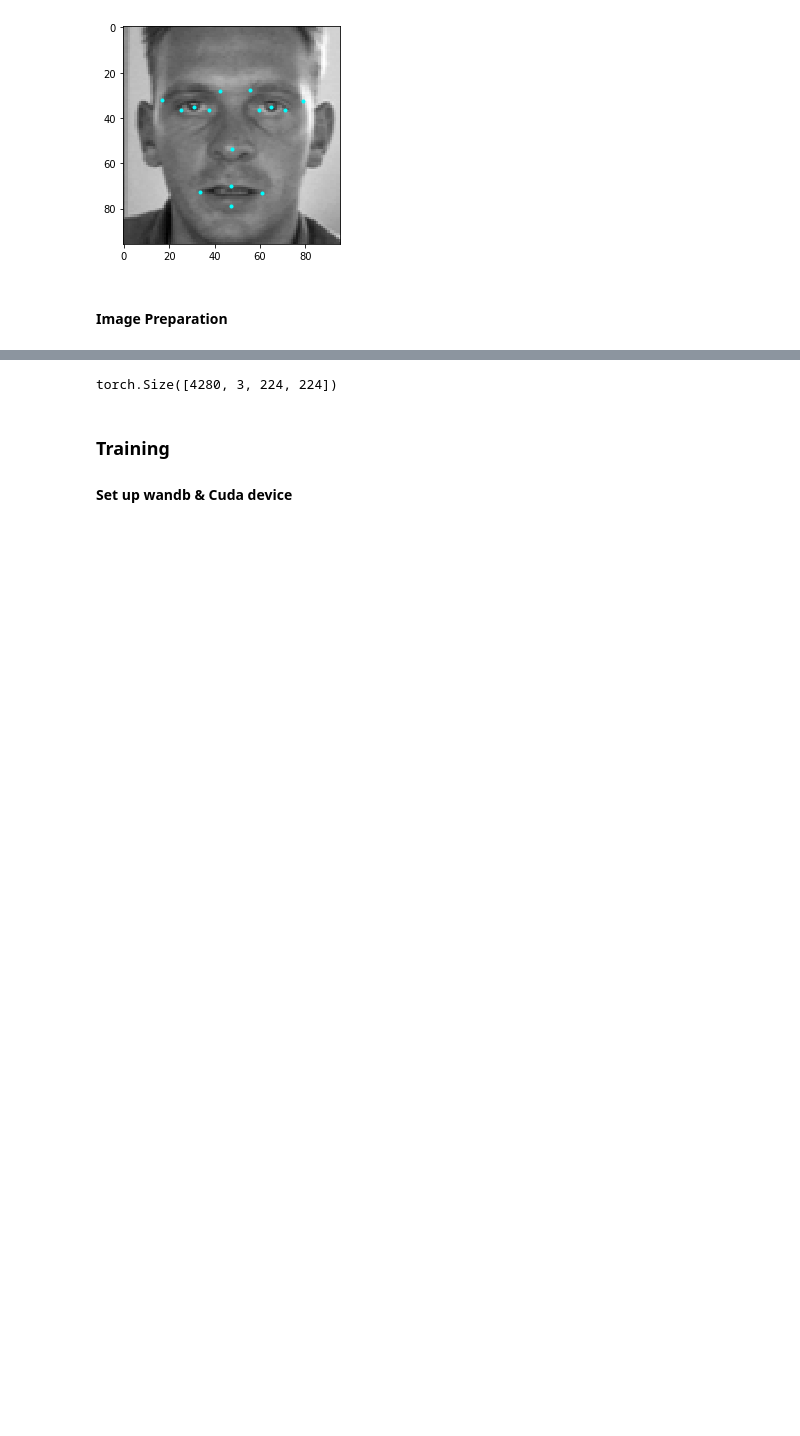
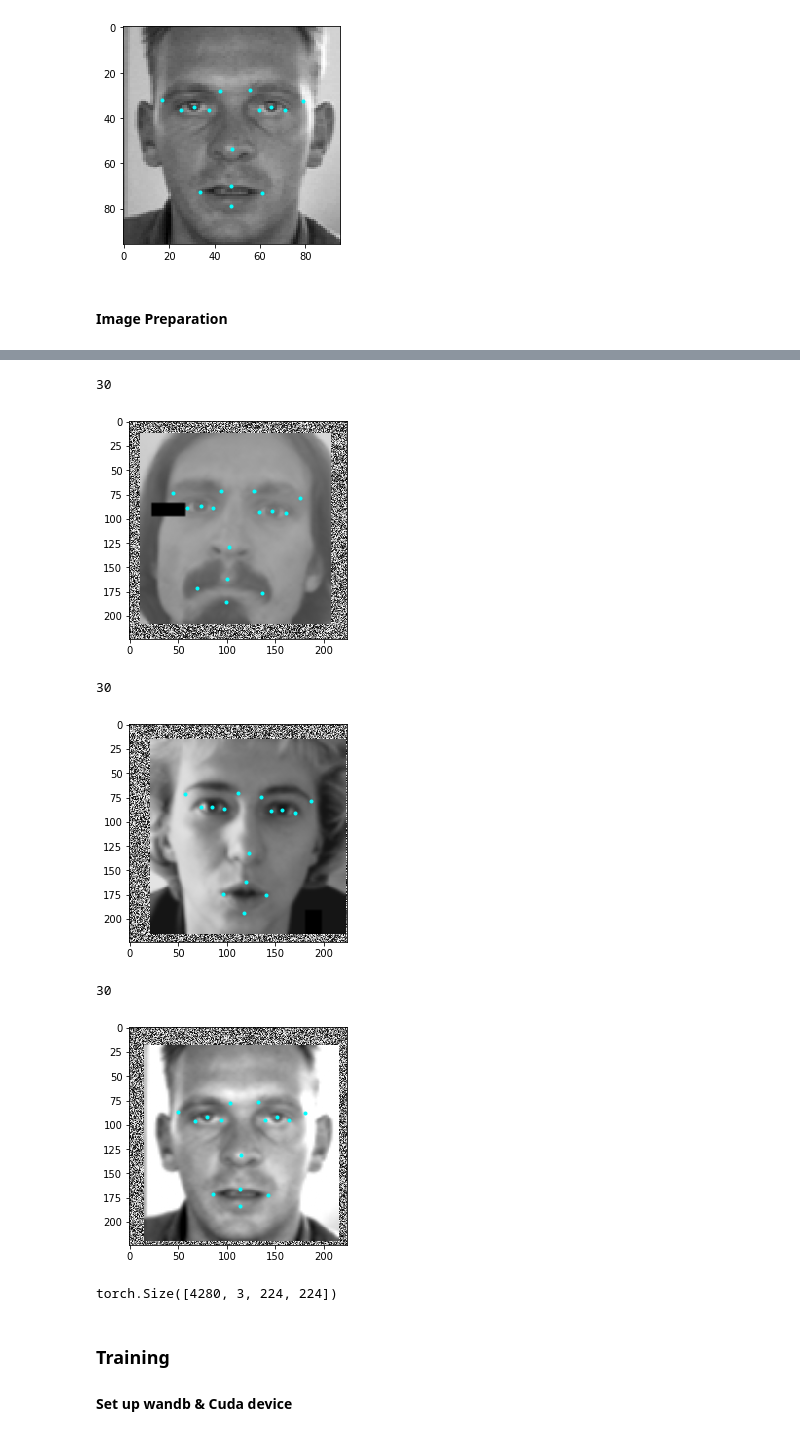
Before and after one commit to ko-redtruck/facial-landmark-detection, a Jupyter notebook: ResNet18_clean.ipynb, the cells around one changed output, grey strips where cells are left out. Cells and saved outputs as stored; diff of their text form; code cells hidden in the pictures; blank space fills up the shorter version.

```diff
--- a/ResNet18_clean.ipynb
+++ b/ResNet18_clean.ipynb
@@ -164,7 +164,7 @@ def random_pad_data(images, labels, new_size: (int, int)):
         padded_images.append(image)
         adjusted_labels.append(labeling)
 
-    return padded_images, adjusted_labels
+    return torch.stack(padded_images), adjusted_labels
 # %%
 padded_images, final_labels = random_pad_data(augmented_images, augmented_labels, (224, 224))
 plot_images(padded_images, final_labels, 3)
@@ -178,10 +178,18 @@ plot_images(padded_images, final_labels, 3)
 # %%
 # Transform images to RGB
 final_images = torch.zeros((len(padded_images), 3, 224, 224))
-final_images[:, :] = padded_images[:][0]
+final_images[:, :] = padded_images[:]
+
+plot_images(final_images, final_labels, 3)
 final_images.shape
 # %% [output]
-torch.Size([4280, 3, 224, 224])
+30
+[figure, added]
+30
+[figure, added]
+30
+[figure, added]
+torch.Size([4280, 3, 224, 224])
 # %% [markdown]
 ### Training
 #### Set up wandb & Cuda device
```
Also changed, not shown: parts of 3 cells of this notebook.
